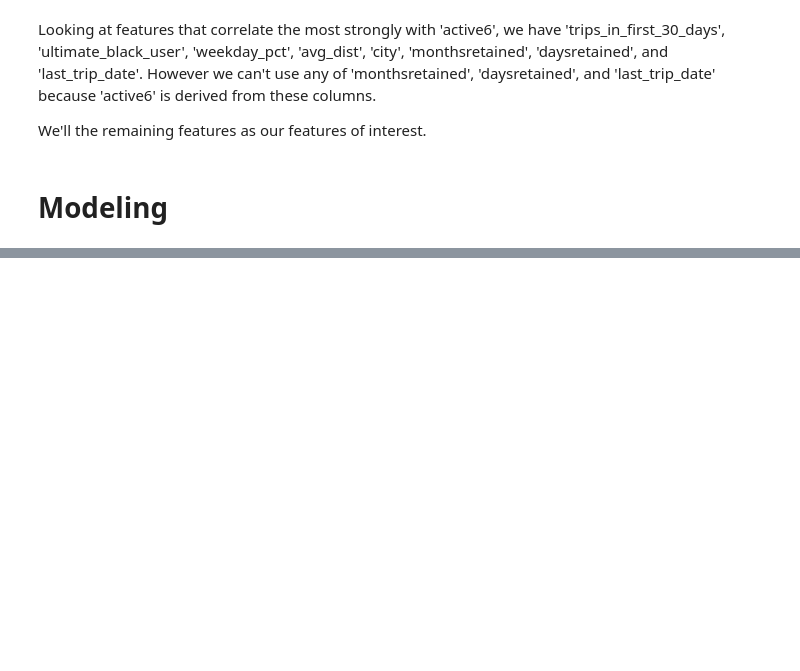
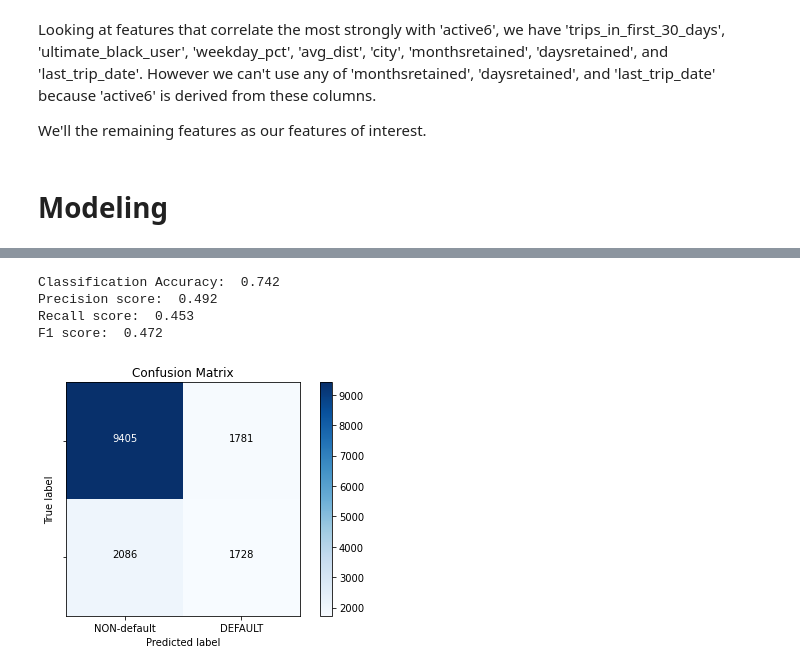
Before and after one commit to CroissantAhhh/Portfolio, a Jupyter notebook: SpringBoard/Exercises/ultimate_challenge/Part3-PredictiveModeling.ipynb, the cells around one changed output, grey strips where cells are left out. Drawn from its saved outputs; the diff is of its cells as text; code cells hidden in the pictures; blank space fills up the shorter version.

```diff
--- a/SpringBoard/Exercises/ultimate_challenge/Part3-PredictiveModeling.ipynb
+++ b/SpringBoard/Exercises/ultimate_challenge/Part3-PredictiveModeling.ipynb
@@ -488,0 +593,21 @@ xgbClass(X_train, y_train, X_test, y_test)
+# %%
+# Based on the best gridsearch, we can identify optimal hyperparameters
+
+ranfor = RandomForestClassifier(n_estimators=1000,
+                                max_features=7)
+ranfor.fit(X_train, y_train)
+
+# Class predictions (not predicted probabilities)
+y_pred_class = ranfor.predict(X_test)
+
+# Scoring metrics
+scores(y_test, y_pred_class)
+
+# Plot confusion matrix
+plot_cm(y_test,y_pred_class)
+# %% [output]
+Classification Accuracy:  0.742
+Precision score:  0.492
+Recall score:  0.453
+F1 score:  0.472
+[figure, added]
```
Also changed, not shown: parts of 40 cells of this notebook, 8 other files.
